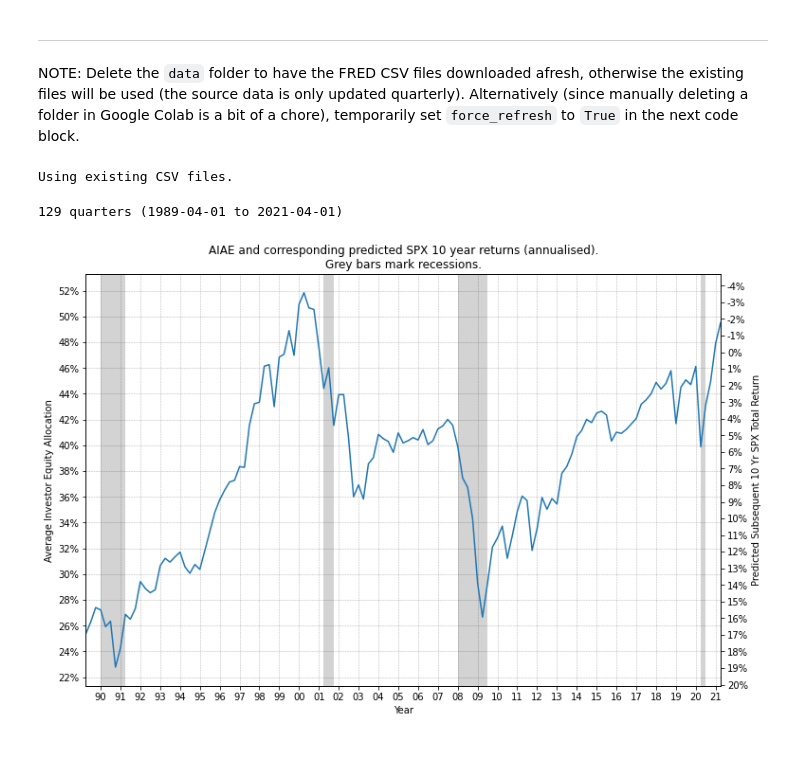
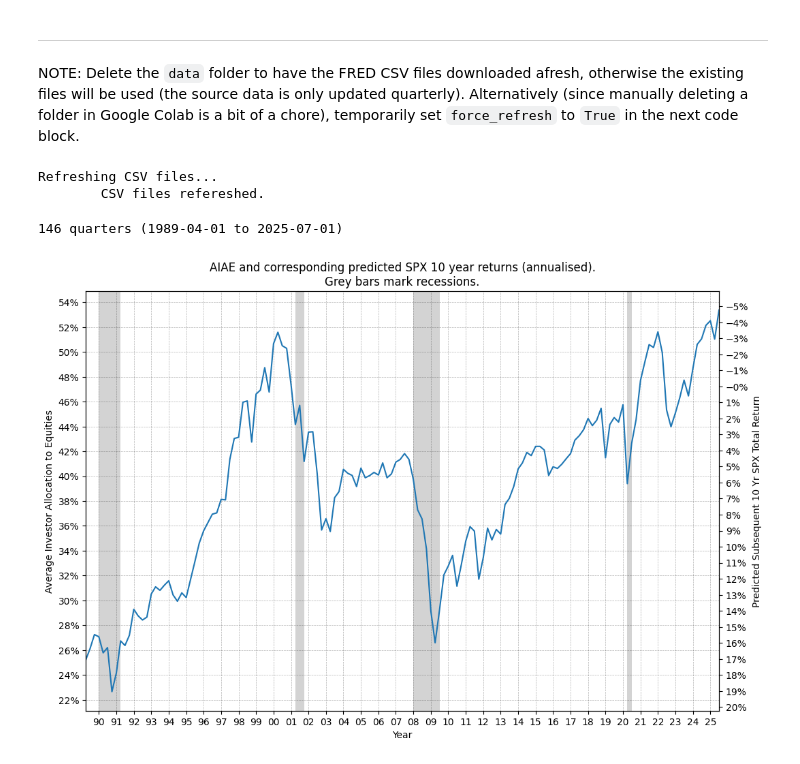
Before and after one commit to easleydp/AIAE-to-SPX-total-returns, a Jupyter notebook: AIAE_to_SPX_total_returns.ipynb, the cells around one changed output. Drawn from its saved outputs; the diff is of its cells as text; code cells hidden in the pictures.

```diff
--- a/AIAE_to_SPX_total_returns.ipynb
+++ b/AIAE_to_SPX_total_returns.ipynb
@@ -14,7 +12,7 @@ NOTE: Delete the `data` folder to have the FRED CSV files downloaded afresh, oth
 
 # As an alternative to deleting the `data` folder, temporarily set this
 # to True for force a refresh of the FRED data.
-force_refresh = False
+force_refresh = True
 
 # Min supported start year is 1952. Used when downloading the FRED data.
 start_year = 1989
@@ -65,7 +63,8 @@ if force_refresh or not data_dir.exists():
 else:
     print('Using existing CSV files.')
 # %% [output]
-Using existing CSV files.
+Refreshing CSV files...
+        CSV files refereshed.
 # %%
 # Process the FRED data and calculate AIAE
 
@@ -76,30 +75,31 @@ from dateutil.relativedelta import relativedelta
 # which they correspond, but the values are as of the end of the quarter.
 # So we shift the FRED timestamps to the end of the quarter.
 def shift_timestamps(frame):
-    values = frame['DATE']
+    values = frame['observation_date']
     values.update(values.transform(lambda d: d + relativedelta(months=3)))
 
 def read_csv(id):
-    return pd.read_csv(f'data/{id}.csv', header=0, parse_dates=['DATE'])
+    return pd.read_csv(f'data/{id}.csv', header=0, parse_dates=['observation_date'])
 
 last_fred_frame = None
 for ff in fred_frames:
     id = ff['id']
     dataframe = read_csv(id)
-    ff['dataframe'] = dataframe
 
     shift_timestamps(dataframe)
 
-    # Convert Value to billions if necessary
+    # Convert Value to billions in the odd case where the file holds millions
     if ff.get('millions', False):
-        values = dataframe[ff['id']]
-        values.update(values.transform(lambda v: v / 1000))
+        dataframe = dataframe.astype({id:'float64'}) # convert int to float before division
+        dataframe.update(dataframe[id].transform(lambda v: v / 1000))
 
     # Confirm all dataframes have the same Date series
     if not last_fred_frame is None:
-        if not last_fred_frame['dataframe']['DATE'].equals(dataframe['DATE']):
+        if not last_fred_frame['dataframe']['observation_date'].equals(dataframe['observation_date']):
             sys.exit(f'Date series differ between {last_fred_frame["id"]} and {id}!')
     last_fred_frame = ff
+
+    ff['dataframe'] = dataframe
 
 # Likewise, the recession data (odd one out because it has its own length and values are flags)
 recession_frame = read_csv(recession_id)
@@ -108,7 +108,7 @@ shift_timestamps(recession_frame)
 # Transform frames so that DATE is the index. (This is primarily for the
 # sake of the $ value frames, as a preliminary step before merging.)
 def make_date_the_index(frame):
-    frame.set_index('DATE', inplace=True, verify_integrity=True)
+    frame.set_index('observation_date', inplace=True, verify_integrity=True)
 for ff in fred_frames:
     make_date_the_index(ff['dataframe'])
 make_date_the_index(recession_frame)
@@ -133,7 +133,7 @@ last_date = aiae_series.index[-1]
 date_format = "%Y-%m-%d"
 print(f'{aiae_series.size} quarters ({first_date.strftime(date_format)} to {last_date.strftime(date_format)})')
 # %% [output]
-129 quarters (1989-04-01 to 2021-04-01)
+146 quarters (1989-04-01 to 2025-07-01)
 # %%
 # Plot AIAE, correlated with SPX 10yr returns
 
@@ -195,32 +195,32 @@ def determine_recession_spans():
     # Returns list of list[dt, dt], each inner list being the span of a recession.
     spans = []
     current_span = None
     for index, row in recession_frame.iterrows():
         if row[recession_id] == 1:
             if current_span is None:
                 current_span = [index, index]
                 spans.append(current_span)
             else:
                 current_span[-1] = index
         else:
             current_span = None
     return spans
 interpolate_date = lambda dt: (dt - first_date) / (last_date - first_date)
 # Maps list of `[date, date]` to list of `(interpolated date, interpolated date)`,
 # where `interpolated date` is a value betweeen 0.0 and 1.0 covering the x-axis.
 interpolate_dates = lambda date_spans: \
     map(lambda span:
         (interpolate_date(span[0]), interpolate_date(span[1])), date_spans)
 ymin, ymax = ax_aiae.get_ylim()
 for span in interpolate_dates(determine_recession_spans()):
     ax_aiae.axhspan(ymin, ymax, span[0], span[1], facecolor='lightgrey')
 
 # Title and axis labels
 ax_aiae.set_title('AIAE and corresponding predicted SPX 10 year returns (annualised).\nGrey bars mark recessions.')
-ax_aiae.set_ylabel('Average Investor Equity Allocation')
+ax_aiae.set_ylabel('Average Investor Allocation to Equities')
 ax_spx.set_ylabel('Predicted Subsequent 10 Yr SPX Total Return')
 ax_aiae.set_xlabel('Year')
 
 plt.show()
 # %% [output]
-[figure, old version]
+[figure, new version]
```
Also changed, not shown: parts of 1 cell of this notebook, 1 other file.
